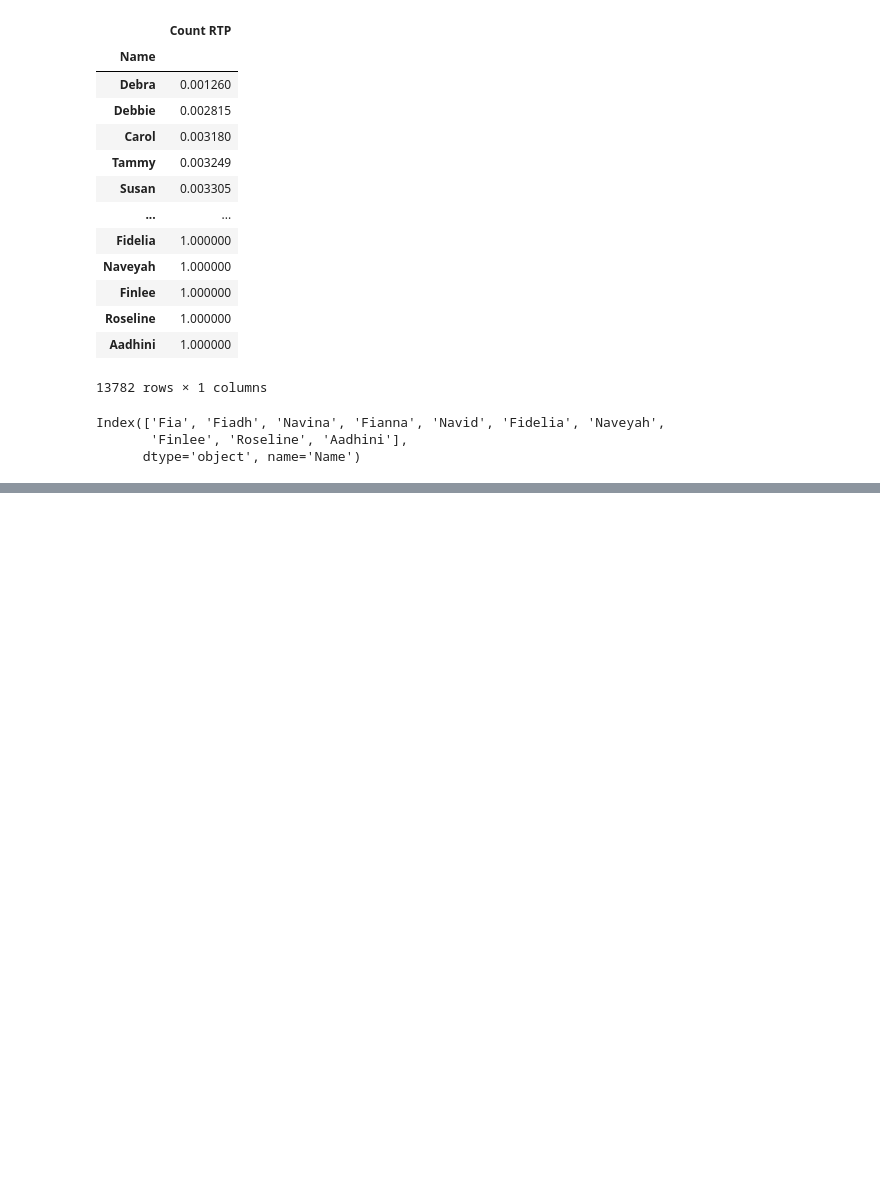
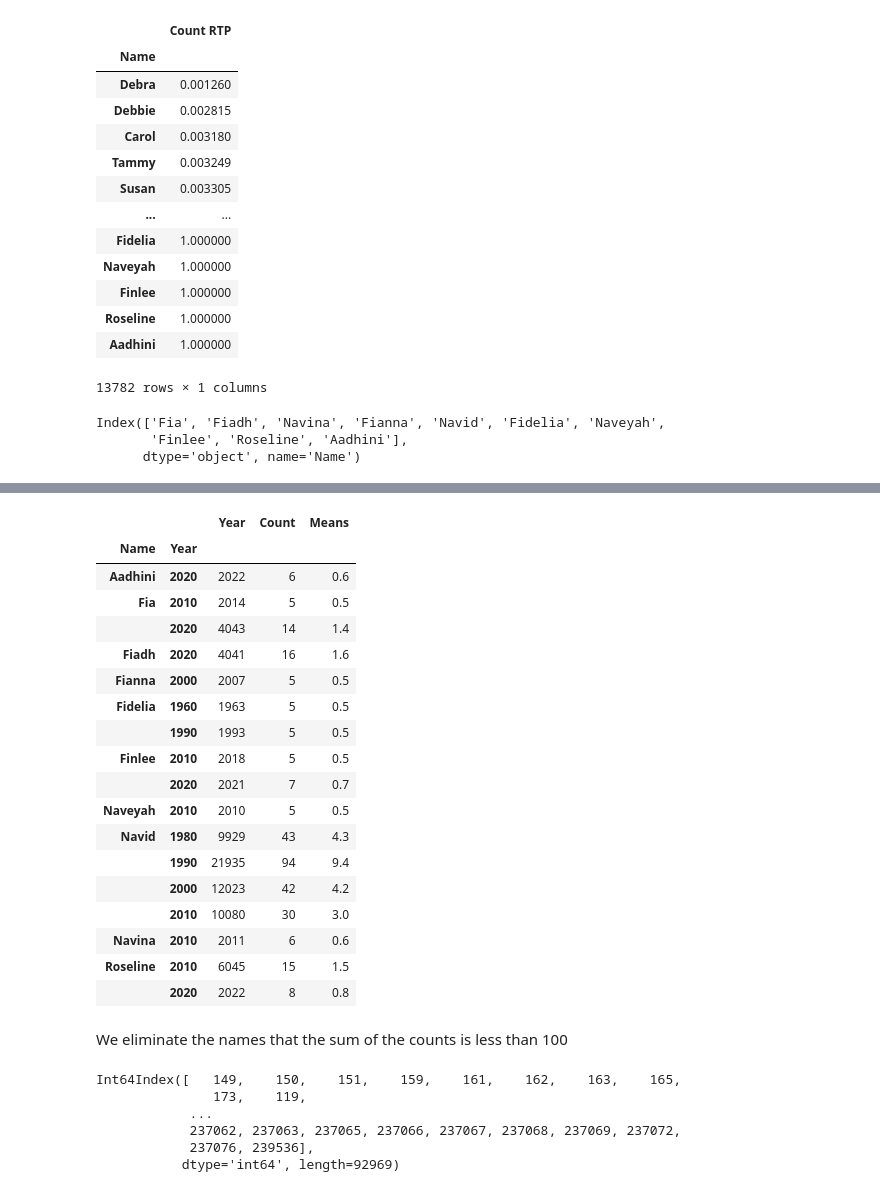
Before and after one commit to rauldgarcia/Data_analysis, a Jupyter notebook: CLASS 1/class_5.ipynb, the cells around one changed output, grey strips where cells are left out. Drawn from its saved outputs; the diff is of its cells as text; code cells hidden in the pictures; blank space fills up the shorter version.

Commit message:
Decade function and elimination of names is added

```diff
--- a/CLASS 1/class_5.ipynb
+++ b/CLASS 1/class_5.ipynb
@@ -685,0 +680,3 @@ y volver a generar la grafica anterior una vez eliminados esos datos
+# %%
+def decade_name(names):
+    return babynames[babynames['Name'].isin(names)].groupby(['Name', (babynames['Year'] // 10 * 10)]).agg(sum)
@@ -685,0 +760,5 @@ y volver a generar la grafica anterior una vez eliminados esos datos
+# %%
+def decade_name(names):
+    aux = babynames[babynames['Name'].isin(names)].groupby(['Name', (babynames['Year'] // 10 * 10)]).agg(sum)
+
+    return aux.assign(Means = aux['Count'] / 10)
@@ -685,0 +803,24 @@ y volver a generar la grafica anterior una vez eliminados esos datos
+# %%
+decade_name(top10)
+# %% [output]
+|  |  | Year | Count | Means |
+| Name | Year |  |  |  |
+| Aadhini | 2020 | 2022 | 6 | 0.6 |
+| Fia | 2010 | 2014 | 5 | 0.5 |
+|  | 2020 | 4043 | 14 | 1.4 |
+| Fiadh | 2020 | 4041 | 16 | 1.6 |
+| Fianna | 2000 | 2007 | 5 | 0.5 |
+| Fidelia | 1960 | 1963 | 5 | 0.5 |
+|  | 1990 | 1993 | 5 | 0.5 |
+| Finlee | 2010 | 2018 | 5 | 0.5 |
+|  | 2020 | 2021 | 7 | 0.7 |
+| Naveyah | 2010 | 2010 | 5 | 0.5 |
+| Navid | 1980 | 9929 | 43 | 4.3 |
+|  | 1990 | 21935 | 94 | 9.4 |
+|  | 2000 | 12023 | 42 | 4.2 |
+|  | 2010 | 10080 | 30 | 3.0 |
+| Navina | 2010 | 2011 | 6 | 0.6 |
+| Roseline | 2010 | 6045 | 15 | 1.5 |
+|  | 2020 | 2022 | 8 | 0.8 |
+# %% [markdown]
+We eliminate the names that the sum of the counts is less than 100
@@ -685,0 +829,10 @@ y volver a generar la grafica anterior una vez eliminados esos datos
+# %%
+indexes_to_eliminate = fem_babynames[fem_babynames['Name'].isin(less100)].index
+indexes_to_eliminate
+# %% [output]
+Int64Index([   149,    150,    151,    159,    161,    162,    163,    165,
+               173,    119,
+            ...
+            237062, 237063, 237065, 237066, 237067, 237068, 237069, 237072,
+            237076, 239536],
+           dtype='int64', length=92969)
```
Also changed, not shown: parts of 19 cells of this notebook.
